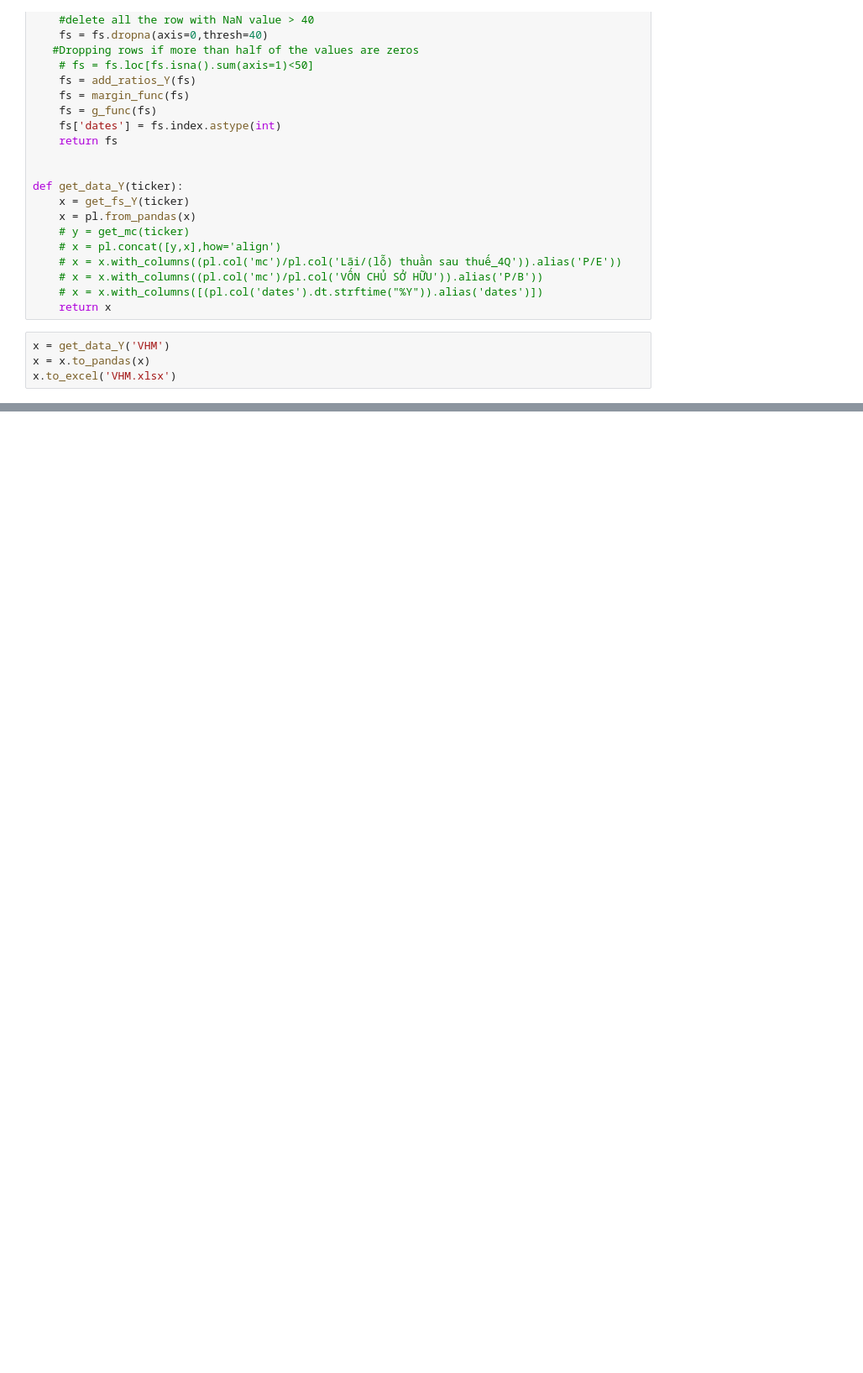
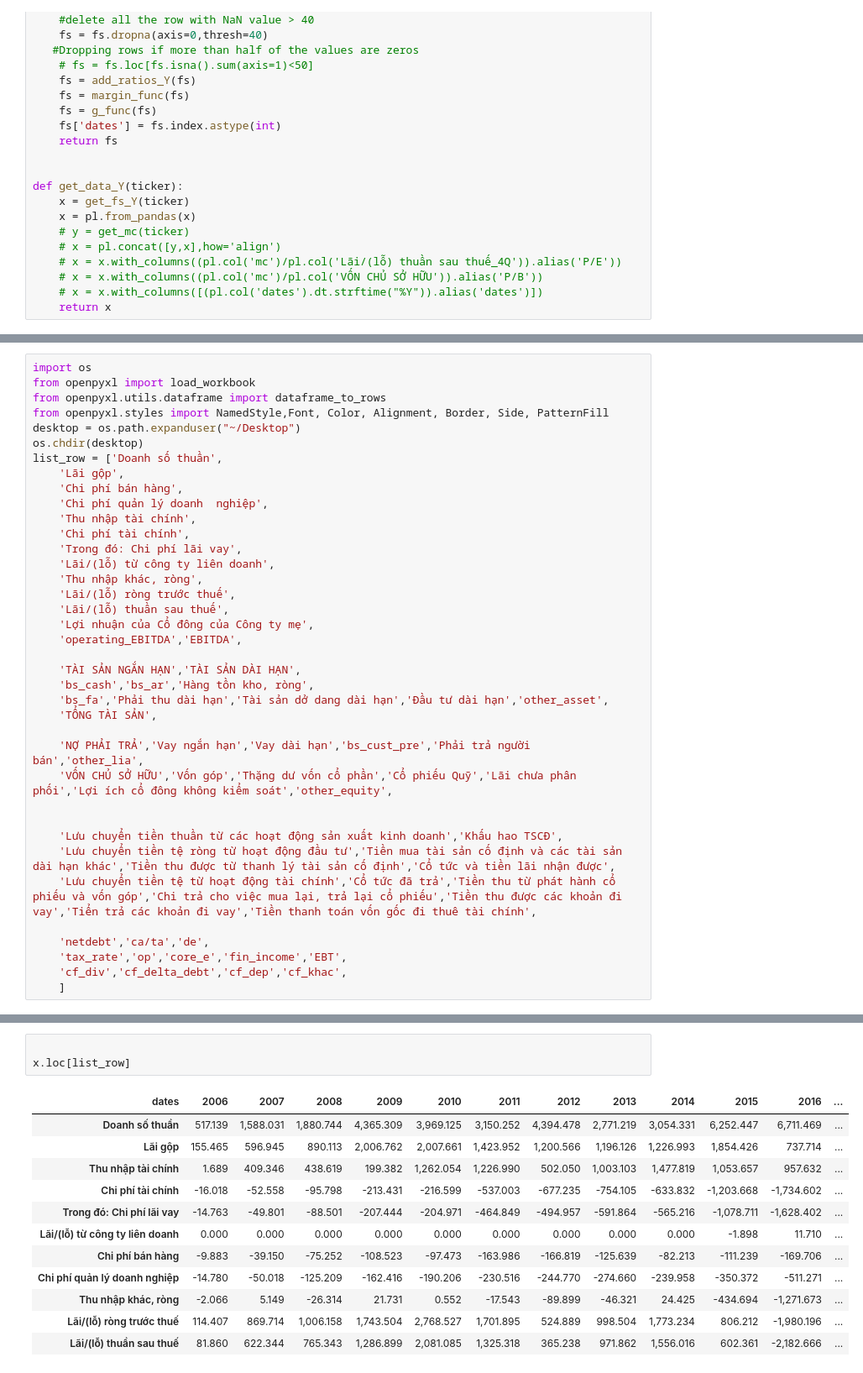
Before and after one commit to hanhieu/nghichngom, a Jupyter notebook: get_fs_local.ipynb, the cells around one changed output, grey strips where cells are left out. Shown: that part at 84% size. Cells and saved outputs as stored; diff of their text form; blank space fills up the shorter version.

```diff
--- a/get_fs_local.ipynb
+++ b/get_fs_local.ipynb
@@ -260,7 +186,3 @@ def get_data_Y(ticker):
     # x = x.with_columns((pl.col('mc')/pl.col('VỐN CHỦ SỞ HỮU')).alias('P/B'))
     # x = x.with_columns([(pl.col('dates').dt.strftime("%Y")).alias('dates')])
     return x
-# %%
-x = get_data_Y('VHM')
-x = x.to_pandas(x)
-x.to_excel('VHM.xlsx')
@@ -284,0 +189,38 @@ See the caveats in the documentation: https://pandas.pydata.org/pandas-docs/stab
+# %%
+import os
+from openpyxl import load_workbook
+from openpyxl.utils.dataframe import dataframe_to_rows
+from openpyxl.styles import NamedStyle,Font, Color, Alignment, Border, Side, PatternFill
+desktop = os.path.expanduser("~/Desktop")
+os.chdir(desktop)
+list_row = ['Doanh số thuần',
+    'Lãi gộp',
+    'Chi phí bán hàng',
+    'Chi phí quản lý doanh  nghiệp',
+    'Thu nhập tài chính',
+    'Chi phí tài chính',
+    'Trong đó: Chi phí lãi vay',
+    'Lãi/(lỗ) từ công ty liên doanh',
+    'Thu nhập khác, ròng',
+    'Lãi/(lỗ) ròng trước thuế',
+    'Lãi/(lỗ) thuần sau thuế',
+    'Lợi nhuận của Cổ đông của Công ty mẹ',
+    'operating_EBITDA','EBITDA',
+
+    'TÀI SẢN NGẮN HẠN','TÀI SẢN DÀI HẠN',
+    'bs_cash','bs_ar','Hàng tồn kho, ròng',
+    'bs_fa','Phải thu dài hạn','Tài sản dở dang dài hạn','Đầu tư dài hạn','other_asset',
+    'TỔNG TÀI SẢN',
+
+    'NỢ PHẢI TRẢ','Vay ngắn hạn','Vay dài hạn','bs_cust_pre','Phải trả người bán','other_lia',
+    'VỐN CHỦ SỞ HỮU','Vốn góp','Thặng dư vốn cổ phần','Cổ phiếu Quỹ','Lãi chưa phân phối','Lợi ích cổ đông không kiểm soát','other_equity',
+
+
+    'Lưu chuyển tiền thuần từ các hoạt động sản xuất kinh doanh','Khấu hao TSCĐ',
+    'Lưu chuyển tiền tệ ròng từ hoạt động đầu tư','Tiền mua tài sản cố định và các tài sản dài hạn khác','Tiền thu được từ thanh lý tài sản cố định','Cổ tức và tiền lãi nhận được',
+    'Lưu chuyển tiền tệ từ hoạt động tài chính','Cổ tức đã trả','Tiền thu từ phát hành cổ phiếu và vốn góp','Chi trả cho việc mua lại, trả lại cổ phiếu','Tiền thu được các khoản đi vay','Tiển trả các khoản đi vay','Tiền thanh toán vốn gốc đi thuê tài chính',
+
+    'netdebt','ca/ta','de',
+    'tax_rate','op','core_e','fin_income','EBT',
+    'cf_div','cf_delta_debt','cf_dep','cf_khac',
+    ]
@@ -284,0 +307,16 @@ See the caveats in the documentation: https://pandas.pydata.org/pandas-docs/stab
+# %%
+
+x.loc[list_row]
+# %% [output]
+| dates | 2006 | 2007 | 2008 | 2009 | 2010 | 2011 | 2012 | 2013 | 2014 | 2015 | 2016 | ... |
+| Doanh số thuần | 517.139 | 1,588.031 | 1,880.744 | 4,365.309 | 3,969.125 | 3,150.252 | 4,394.478 | 2,771.219 | 3,054.331 | 6,252.447 | 6,711.469 | ... |
+| Lãi gộp | 155.465 | 596.945 | 890.113 | 2,006.762 | 2,007.661 | 1,423.952 | 1,200.566 | 1,196.126 | 1,226.993 | 1,854.426 | 737.714 | ... |
+| Thu nhập tài chính | 1.689 | 409.346 | 438.619 | 199.382 | 1,262.054 | 1,226.990 | 502.050 | 1,003.103 | 1,477.819 | 1,053.657 | 957.632 | ... |
+| Chi phí tài chính | -16.018 | -52.558 | -95.798 | -213.431 | -216.599 | -537.003 | -677.235 | -754.105 | -633.832 | -1,203.668 | -1,734.602 | ... |
+| Trong đó: Chi phí lãi vay | -14.763 | -49.801 | -88.501 | -207.444 | -204.971 | -464.849 | -494.957 | -591.864 | -565.216 | -1,078.711 | -1,628.402 | ... |
+| Lãi/(lỗ) từ công ty liên doanh | 0.000 | 0.000 | 0.000 | 0.000 | 0.000 | 0.000 | 0.000 | 0.000 | 0.000 | -1.898 | 11.710 | ... |
+| Chi phí bán hàng | -9.883 | -39.150 | -75.252 | -108.523 | -97.473 | -163.986 | -166.819 | -125.639 | -82.213 | -111.239 | -169.706 | ... |
+| Chi phí quản lý doanh nghiệp | -14.780 | -50.018 | -125.209 | -162.416 | -190.206 | -230.516 | -244.770 | -274.660 | -239.958 | -350.372 | -511.271 | ... |
+| Thu nhập khác, ròng | -2.066 | 5.149 | -26.314 | 21.731 | 0.552 | -17.543 | -89.899 | -46.321 | 24.425 | -434.694 | -1,271.673 | ... |
+| Lãi/(lỗ) ròng trước thuế | 114.407 | 869.714 | 1,006.158 | 1,743.504 | 2,768.527 | 1,701.895 | 524.889 | 998.504 | 1,773.234 | 806.212 | -1,980.196 | ... |
+| Lãi/(lỗ) thuần sau thuế | 81.860 | 622.344 | 765.343 | 1,286.899 | 2,081.085 | 1,325.318 | 365.238 | 971.862 | 1,556.016 | 602.361 | -2,182.666 | ... |
```
Also changed, not shown: parts of 12 cells of this notebook.
